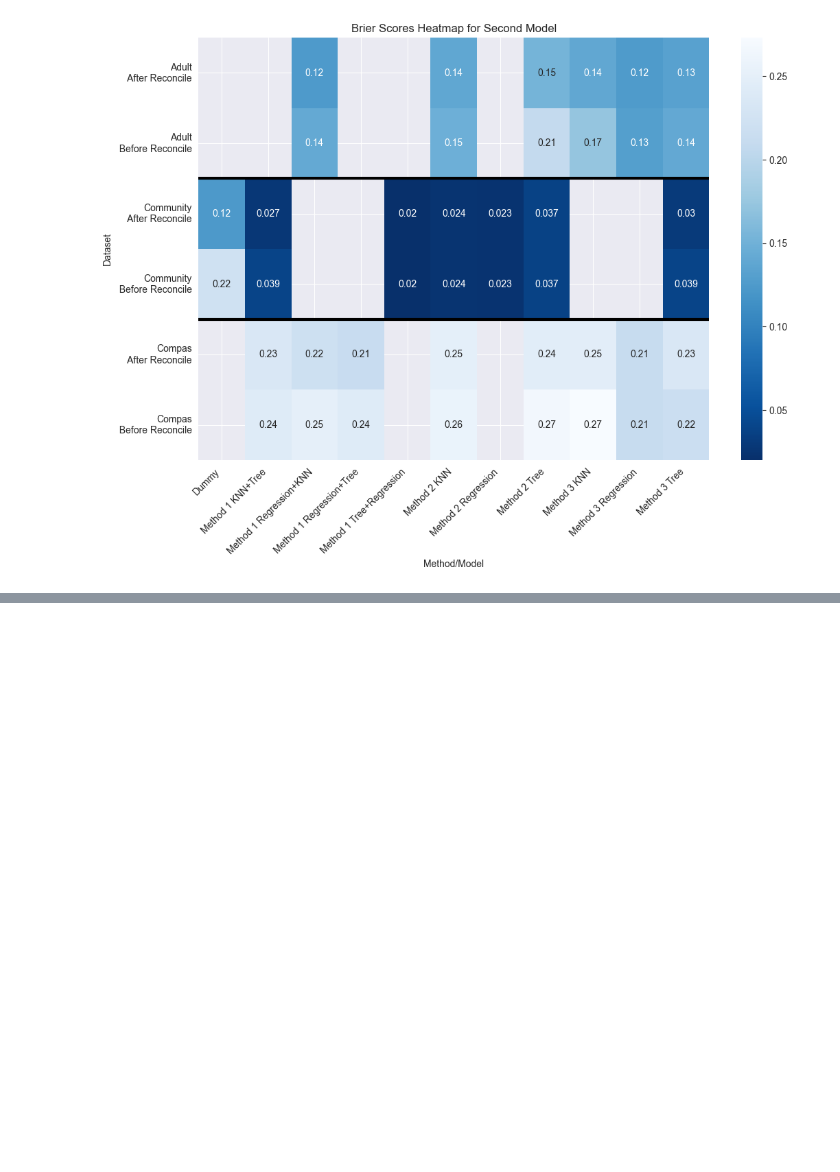
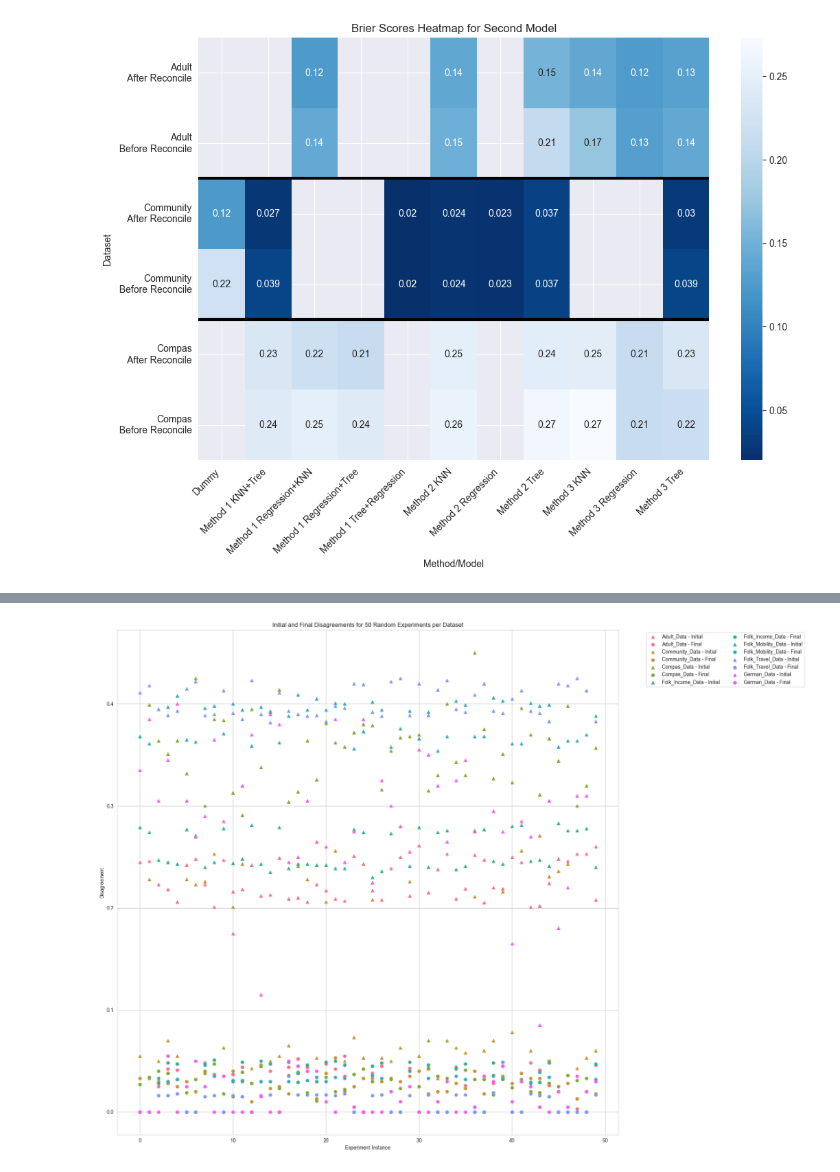
Before and after one commit to tina-behzad/Reconciliation-Project, a Jupyter notebook: visualization/experiment1.ipynb, the cells around one changed output, grey strips where cells are left out. Saved outputs shown, nothing was run; the diff lists cells and outputs as text; code cells hidden in the pictures; blank space fills up the shorter version.

Commit message:
Added new visualizations/ Cate experiment in main.py

```diff
--- a/visualization/experiment1.ipynb
+++ b/visualization/experiment1.ipynb
@@ -101,3 +102,13 @@ for idx in range(2, len(heatmap_data.index), 2):
 plt.show()
 # %% [output]
 [figure]
+# %%
+df = pd.read_csv('../results/experiment1 final.csv')
+df['Data'] = df['Data'].str.replace('_Data$', '', regex=True)
+# %%
+# df['T'] = df['T1'] + df['T2']
+# df['T'].describe()
+# df['T_bound'] = df['Theorem 3.1'].str.extract(r'1\.\s*\d+\s*<=\s*(\d+\.?\d*)')
+df['T_bound'] = df['T_bound'].astype(float)
+df['T_bound'].describe()
+# groups = df[df['Method'] == 'different data'].groupby(['Data']).count()
@@ -103,0 +125,28 @@ plt.show()
+# %%
+df_filtered = df[df['Method'] == 'different data']
+df_sampled = df_filtered.groupby('Data').apply(lambda x: x.sample(n=50, random_state=42)).reset_index(drop=True)
+# %%
+palette = sns.color_palette("husl", n_colors=7)
+plt.figure(figsize=(20, 15))
+for dataset, color in zip(df_sampled['Data'].unique(), palette):
+    data_subset = df_sampled[df_sampled['Data'] == dataset]
+    plt.scatter(x=np.arange(len(data_subset)), y=data_subset['Initial Disagreement'],
+                marker='^', label=f'{dataset} - Initial', color=color)
+
+    # Plot Final Disagreement (circle markers)
+    plt.scatter(x=np.arange(len(data_subset)), y=data_subset['Final Disagreement'],
+                marker='o', label=f'{dataset} - Final', color=color)
+
+# Add labels and title
+plt.xlabel('Experiment Instance')
+plt.ylabel('Disagreement')
+plt.title('Initial and Final Disagreements for 50 Random Experiments per Dataset')
+
+# Add a legend
+plt.legend(loc='best', bbox_to_anchor=(1.05, 1), ncol=2)
+
+# Display the plot
+plt.tight_layout()
+plt.show()
+# %% [output]
+[figure, added]
```
Also changed, not shown: parts of 4 cells of this notebook, 21 other files.
